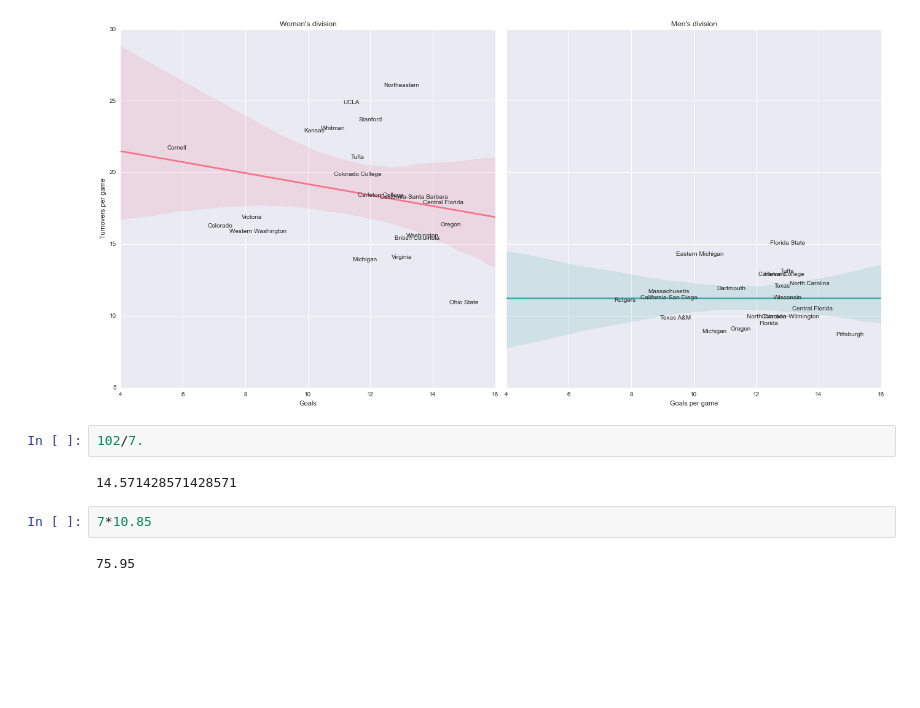
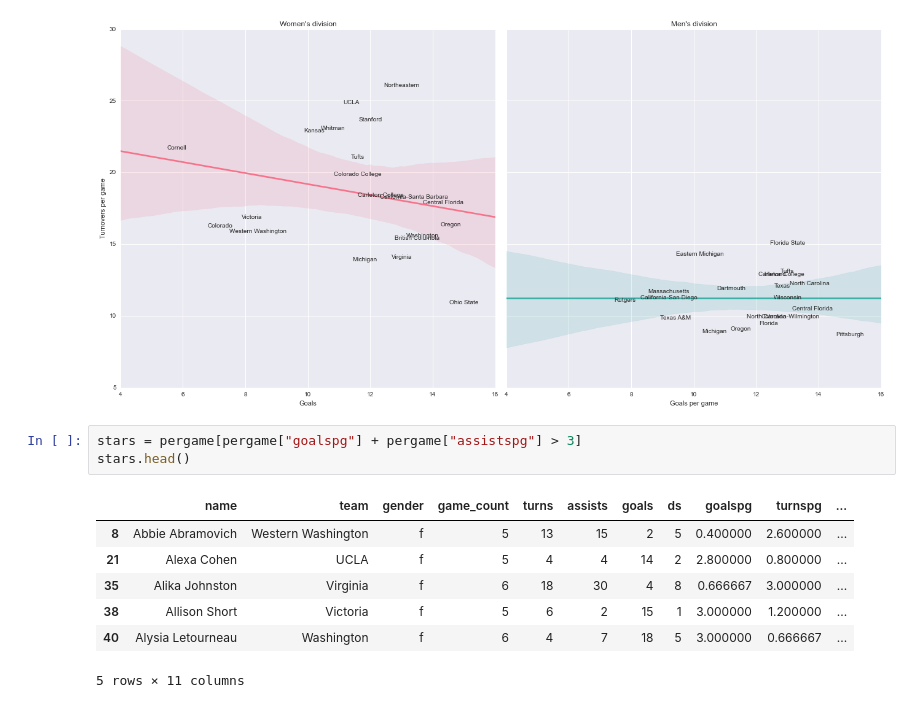
Before and after one commit to llimllib/2014collegechamps, a Jupyter notebook: Analysis.ipynb, the cells around one changed output. Saved outputs shown, nothing was run; the diff lists cells and outputs as text; blank space fills up the shorter version.

```diff
--- a/Analysis.ipynb
+++ b/Analysis.ipynb
@@ -106,11 +107,14 @@ ax2.set_title("Men's division")
 # %% [output]
 <matplotlib.text.Text at 0x...>
 [figure]
-# %%
-102/7.
-# %% [output]
-14.571428571428571
-# %%
-7*10.85
-# %% [output]
-75.95
+# %%
+stars = pergame[pergame["goalspg"] + pergame["assistspg"] > 3]
+stars.head()
+# %% [output]
+|  | name | team | gender | game_count | turns | assists | goals | ds | goalspg | turnspg | ... |
+| 8 | Abbie Abramovich | Western Washington | f | 5 | 13 | 15 | 2 | 5 | 0.400000 | 2.600000 | ... |
+| 21 | Alexa Cohen | UCLA | f | 5 | 4 | 4 | 14 | 2 | 2.800000 | 0.800000 | ... |
+| 35 | Alika Johnston | Virginia | f | 6 | 18 | 30 | 4 | 8 | 0.666667 | 3.000000 | ... |
+| 38 | Allison Short | Victoria | f | 5 | 6 | 2 | 15 | 1 | 3.000000 | 1.200000 | ... |
+| 40 | Alysia Letourneau | Washington | f | 6 | 4 | 7 | 18 | 5 | 3.000000 | 0.666667 | ... |
+5 rows × 11 columns
```
Also changed, not shown: parts of 2 cells of this notebook.
